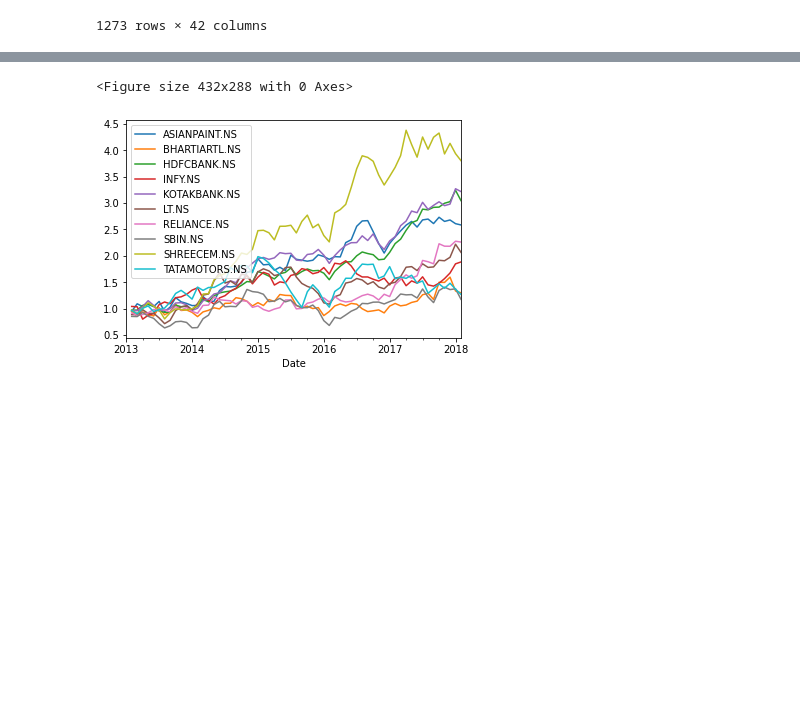
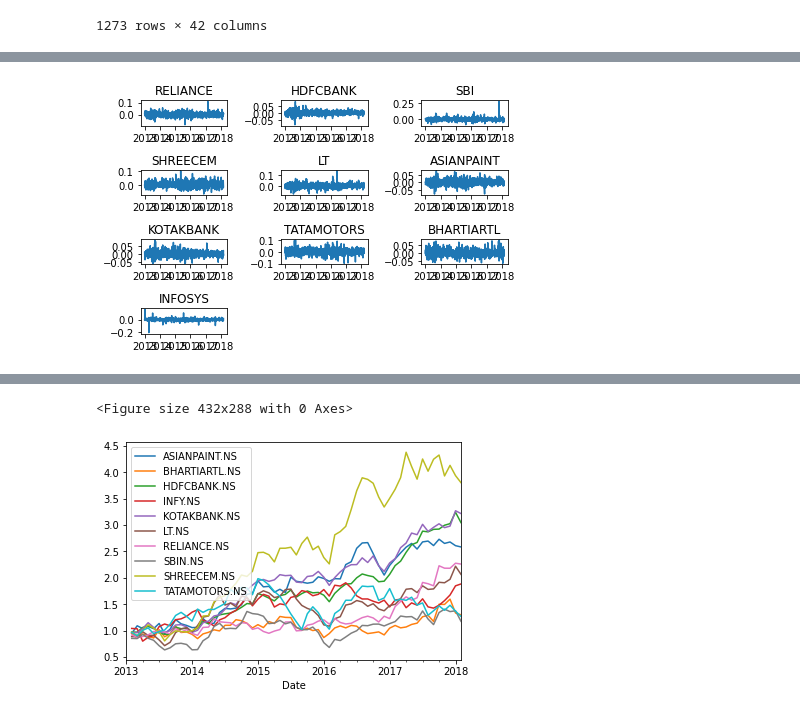
Before and after one commit to srilav/machinelearning, a Jupyter notebook: Team_11_Capstone_Project.ipynb, the cells around one changed output, grey strips where cells are left out. Cells and saved outputs as stored; diff of their text form; code cells hidden in the pictures; blank space fills up the shorter version.

```diff
--- a/Team_11_Capstone_Project.ipynb
+++ b/Team_11_Capstone_Project.ipynb
@@ -427,3 +427,40 @@ plt.show()
+# %%
+'''Daily returns Voltality'''
+fig = plt.figure()
+ax1 = fig.add_subplot(431)
+ax2 = fig.add_subplot(432)
+ax3 = fig.add_subplot(433)
+ax4 = fig.add_subplot(434)
+ax5 = fig.add_subplot(435)
+ax6 = fig.add_subplot(436)
+ax7 = fig.add_subplot(437)
+ax8 = fig.add_subplot(438)
+ax9 = fig.add_subplot(439)
+ax10 = fig.add_subplot(4,3,10)
+ax1.plot(multpl_stocks['Adj Close']['RELIANCE.NS'].pct_change())
+ax1.set_title("RELIANCE")
+ax2.plot(multpl_stocks['Adj Close']['HDFCBANK.NS'].pct_change())
+ax2.set_title("HDFCBANK")
+ax3.plot(multpl_stocks['Adj Close']['SBIN.NS'].pct_change())
+ax3.set_title("SBI")
+ax4.plot(multpl_stocks['Adj Close']['SHREECEM.NS'].pct_change())
+ax4.set_title("SHREECEM")
+ax5.plot(multpl_stocks['Adj Close']['LT.NS'].pct_change())
+ax5.set_title("LT")
+ax6.plot(multpl_stocks['Adj Close']['ASIANPAINT.NS'].pct_change())
+ax6.set_title("ASIANPAINT")
+ax7.plot(multpl_stocks['Adj Close']['KOTAKBANK.NS'].pct_change())
+ax7.set_title("KOTAKBANK")
+ax8.plot(multpl_stocks['Adj Close']['TATAMOTORS.NS'].pct_change())
+ax8.set_title("TATAMOTORS")
+ax9.plot(multpl_stocks['Adj Close']['BHARTIARTL.NS'].pct_change())
+ax9.set_title("BHARTIARTL")
+ax10.plot(multpl_stocks['Adj Close']['INFY.NS'].pct_change())
+ax10.set_title("INFOSYS")
+plt.tight_layout()
+plt.show()
+# %% [output]
+[figure, added]
 # %%
 multpl_stock_daily_returns = multpl_stocks['Adj Close'].pct_change()
 multpl_stock_monthly_returns = multpl_stocks['Adj Close'].resample('M').ffill().pct_change()
```
Also changed, not shown: parts of 7 cells of this notebook.
